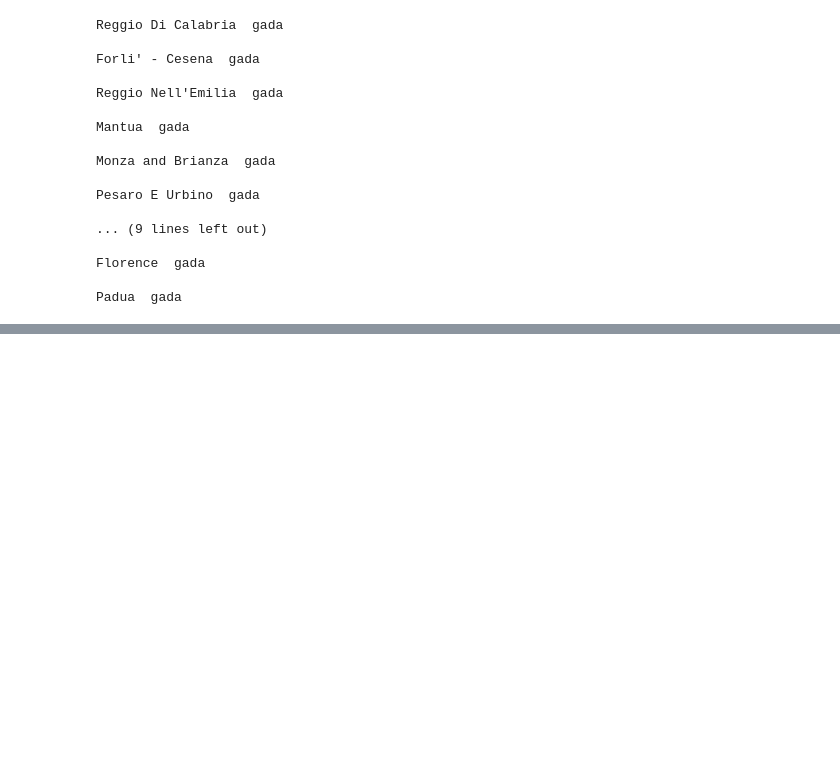
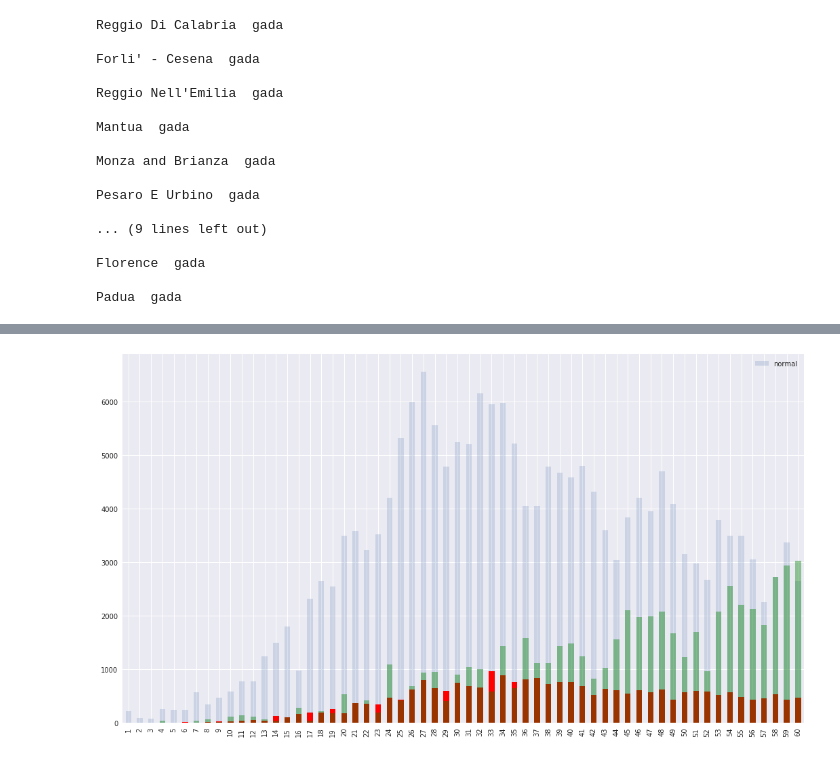
Before and after one commit to ahmadhanif99/COVID-19-Italia, a Jupyter notebook: Notebook COVID-19 Spread analysis.ipynb, the cells around one changed output, grey strips where cells are left out. Cells and saved outputs as stored; diff of their text form; code cells hidden in the pictures; blank space fills up the shorter version.

```diff
--- a/Notebook COVID-19 Spread analysis.ipynb
+++ b/Notebook COVID-19 Spread analysis.ipynb
@@ -453,0 +402,6 @@ import numpy as np
+# %%
+col = df_reg.Region_Name.unique()
+for i in col:
+    df_reg.loc[df_reg['Region_Name'] == i, 'New_Deceased'] = np.array((0, *np.diff(df_reg.loc[df_reg['Region_Name'] == i, 'Deceased'])))
+    df_reg.loc[df_reg['Region_Name'] == i, 'New_Healed'] = np.array((0, *np.diff(df_reg.loc[df_reg['Region_Name'] == i, 'Healed'])))
+    df_reg.loc[df_reg['Region_Name'] == i, 'New_Medical_Swabs'] = np.array((0, *np.diff(df_reg.loc[df_reg['Region_Name'] == i, 'Total_Medical_Swabs'])))
@@ -453,0 +481,69 @@ import numpy as np
+# %%
+
+# Example Python program to draw an overlapped area plot
+
+# for a pandas DataFrame
+
+import pandas as pd
+import matplotlib.patches as mpatches
+import matplotlib.pyplot as plot
+
+sns.set()
+
+# pal = sns.color_palette("Set1")
+# pal = ["#9b59b6", "#e74c3c", "#34495e", "#2ecc71"]
+
+# Peak Temperature data for two cities
+
+tempData    = {"Total Positive":np.array(df_reg.groupby('Date')['Total_Actually_Positive'].sum()),
+
+               "Total Deceased":np.array(df_reg.groupby('Date')['Deceased'].sum()),
+
+               "Deceased":np.array(df_reg.groupby('Date')['New_Deceased'].sum()),
+
+               "Healed":np.array(df_reg.groupby('Date')['New_Healed'].sum())};
+
+
+# Seasons
+
+seasons     = range(1,61)
+
+
+
+# Create a DataFrame instance
+
+dataFrame   = pd.DataFrame(tempData, index=seasons)
+
+m1_t = pd.DataFrame({
+#  'abnormal' : [90,40,30,30],
+#  'fix' : [60,70,65,70],
+ 'normal' : np.array(df_reg.groupby('Date')['New_Actually_Positive'].sum())
+#   'bad_rate' : [20,30,40,24]
+},index=seasons)
+
+# #Draw an area plot for the DataFrame data
+# dataFrame.plot(figsize=(18,10),kind='area', stacked=False,alpha=0.7)
+# # df_reg.groupby('Date')['New_Actually_Positive'].sum().plot(kind='bar', stacked=False,alpha=0.5,width=0.1,color='red')
+# m1_t['normal'].plot(secondary_y=True,kind='bar', stacked=False,alpha=0.7,color='black')
+
+#Draw an area plot for the DataFrame data
+m1_t.plot(figsize=(18,10),kind='bar', stacked=False,alpha=0.2)
+# df_reg.groupby('Date')['New_Actually_Positive'].sum().plot(kind='bar', stacked=False,alpha=0.5,width=0.1,color='red')
+dataFrame['Deceased'].plot(kind='bar', stacked=False,alpha=1,color='red')
+dataFrame['Healed'].plot(kind='bar', stacked=False,alpha=0.4,color='Green')
+
+# dataFrame['Total Positive'].plot(secondary_y=True,kind='area', stacked=False,alpha=0.2,color='black')
+# dataFrame['Total Deceased'].plot(secondary_y=True,kind='area', stacked=False,alpha=0.2,color='red')
+
+
+# red_patch = mpatches.Patch(color='red',alpha=0.2, label='The red data')
+# plot.legend(handles=[red_patch])
+
+
+
+
+
+
+plot.show(block=True);
+# %% [output]
+[figure, added]
```
Also changed, not shown: parts of 23 cells of this notebook, 6 other files.
